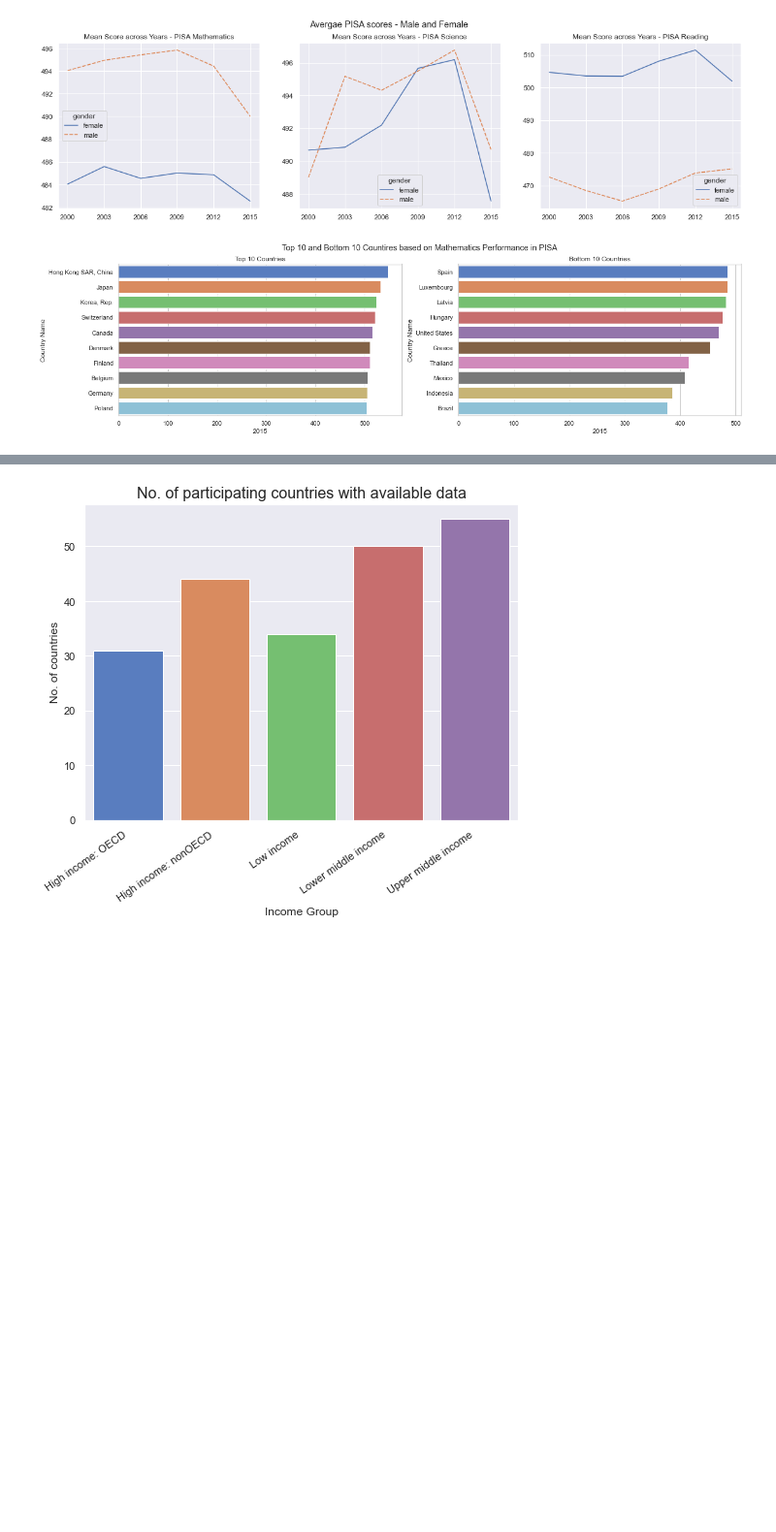
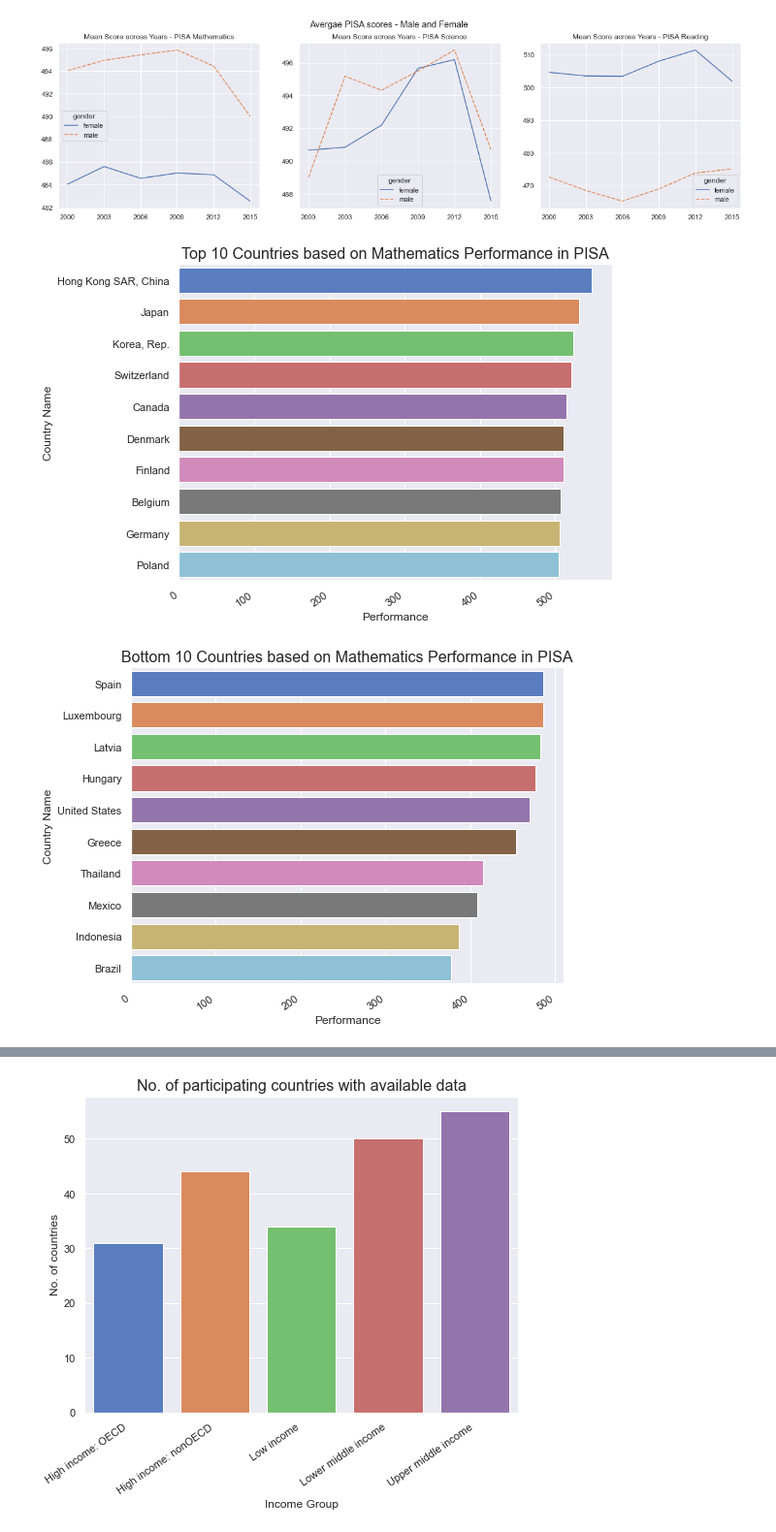
Before and after one commit to nikhilans/global-education-analysis, a Jupyter notebook: CH_Nikhila_N_S_World_Bank_Global_Education_Analysis_Capstone_Project.ipynb, the cells around one changed output, grey strips where cells are left out. Shown at 97% size. Cells and saved outputs as stored; diff of their text form; code cells hidden in the pictures; blank space fills up the shorter version.

```diff
--- a/CH_Nikhila_N_S_World_Bank_Global_Education_Analysis_Capstone_Project.ipynb
+++ b/CH_Nikhila_N_S_World_Bank_Global_Education_Analysis_Capstone_Project.ipynb
@@ -1037,22 +1055,24 @@ math = PISA1[PISA1['subject']=='mathematics'].sort_values(by='2015', ascending=F
 science = PISA1[PISA1['subject']=='science'].sort_values(by='2015', ascending=False)
 reading = PISA1[PISA1['subject']=='reading'].sort_values(by='2015', ascending=False)
 # %%
-sns.set_theme(style='whitegrid')
-fig, axes = plt.subplots(1,2, figsize=(20, 5))
+sns.set_theme()
+fig, ax = plt.subplots(figsize=(8,6))
 colors = sns.color_palette("muted")
+ax = sns.barplot(y='Country Name', x='2015', palette=colors, data=math[:10], orient='h')
+ax.set(xlabel='Performance',ylabel='Country Name')
+ax.set_title('Top 10 Countries based on Mathematics Performance in PISA', fontsize = 16)
+plt.setp(ax.get_xticklabels(), rotation=35, horizontalalignment='right')
+plt.show()
 
-plt.suptitle('Top 10 and Bottom 10 Countires based on Mathematics Performance in PISA')
-
-fig1 = sns.barplot(ax=axes[0], y='Country Name', x='2015', palette=colors, data=math[:10], orient='h')
-fig2 = sns.barplot(ax=axes[1], y='Country Name', x='2015', palette=colors, data=math[-10:], orient='h')
-
-axes[0].set_title("Top 10 Countries")
-axes[1].set_title("Bottom 10 Countries")
-
-plt.setp(fig1.get_xticklabels(), rotation=0, horizontalalignment='center')
-plt.setp(fig2.get_xticklabels(), rotation=0, horizontalalignment='center')
-
+sns.set_theme()
+fig, ax = plt.subplots(figsize=(8,6))
+colors = sns.color_palette("muted")
+ax = sns.barplot(y='Country Name', x='2015', palette=colors, data=math[-10:], orient='h')
+ax.set(xlabel='Performance',ylabel='Country Name')
+ax.set_title('Bottom 10 Countries based on Mathematics Performance in PISA', fontsize = 16)
+plt.setp(ax.get_xticklabels(), rotation=35, horizontalalignment='right')
 plt.show()
 # %% [output]
-[figure, old version]
+[figure, new version]
+[figure, added]
 # %%
```
Also changed, not shown: parts of 18 cells of this notebook.
